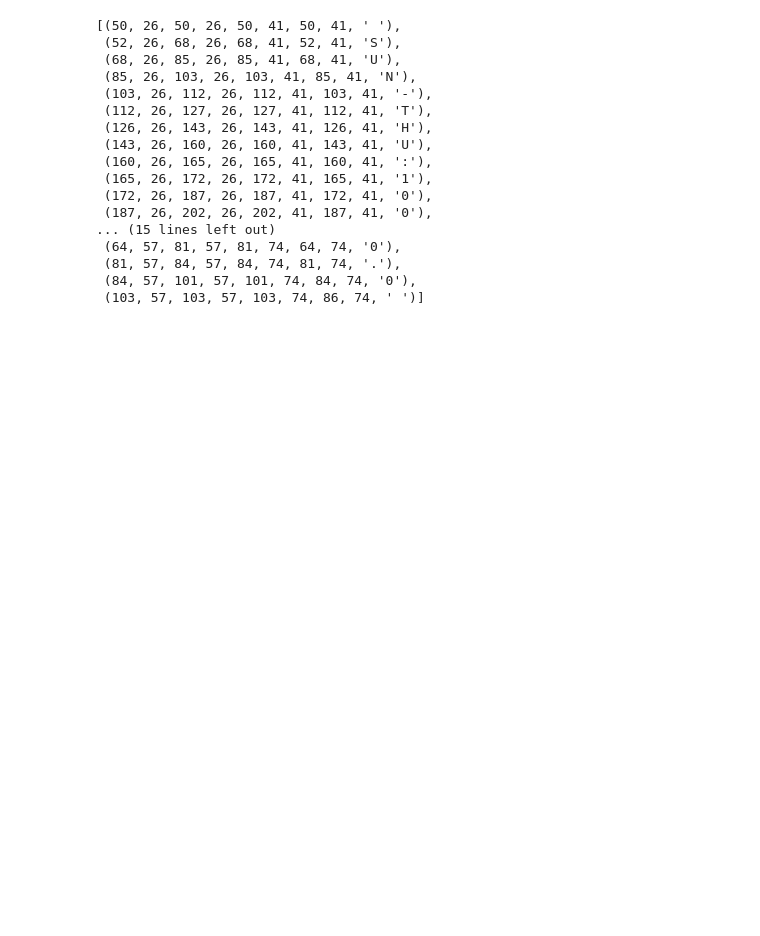
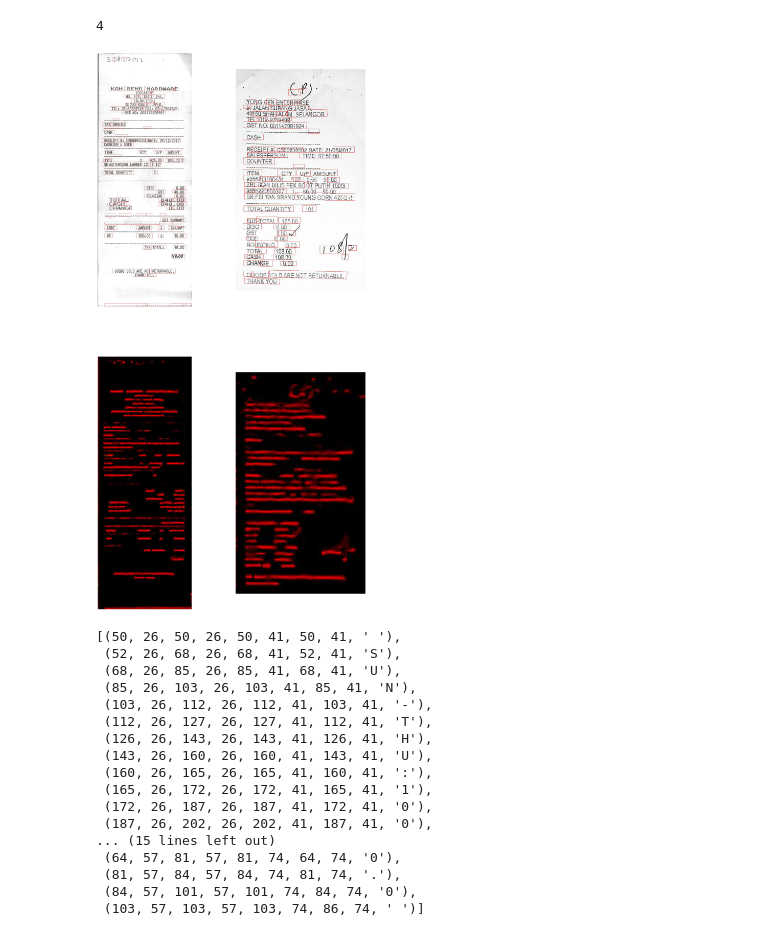
Before and after one commit to yesmung/newbie, a Jupyter notebook: modules/D2GAN/dev_word_mode.ipynb, the cells around one changed output. Cells and saved outputs as stored; diff of their text form; code cells hidden in the pictures; blank space fills up the shorter version.

```diff
--- a/modules/D2GAN/dev_word_mode.ipynb
+++ b/modules/D2GAN/dev_word_mode.ipynb
@@ -22,6 +22,21 @@ from utils import image_utils
 from utils.image_utils import drawBoxes
 
 DB_MAIN_PATH = common_variable['database']['DB_MAIN_PATH']
+# %%
+len(imgs)
+# %% [output]
+4
+# %%
+env = open_env('/home/dk/docrv2_sroie/temp/raw_test_task12_2img_preview_detection')
+imgs = read_bulk_data_from_db(env,'img')
+import matplotlib.pyplot as plt
+plt.subplots(2,2,figsize=(20,40))
+for idx in range(1,5):
+    plt.subplot(2,2,idx)
+    plt.imshow(imgs[idx-1])
+    plt.axis('off')
+# %% [output]
+[figure, added]
 # %%
 denv = open_env('/home/dk/docrv2_sroie/DB/d2gan_styled_combined_from_denoise_100')
 dkey = 'img-%09d'%0
```
Also changed, not shown: parts of 2 cells of this notebook, 9 other files.
